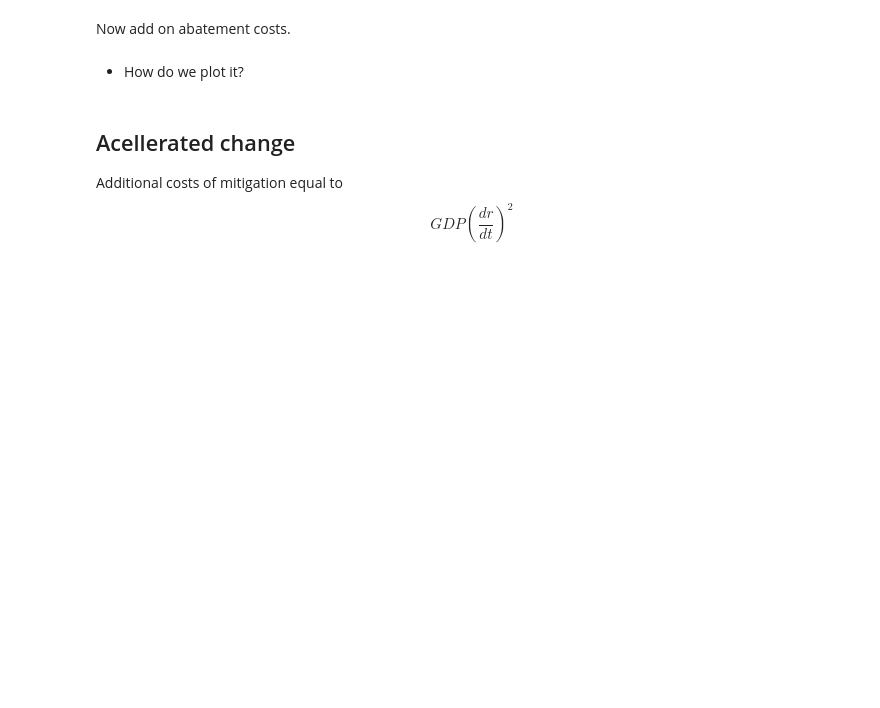
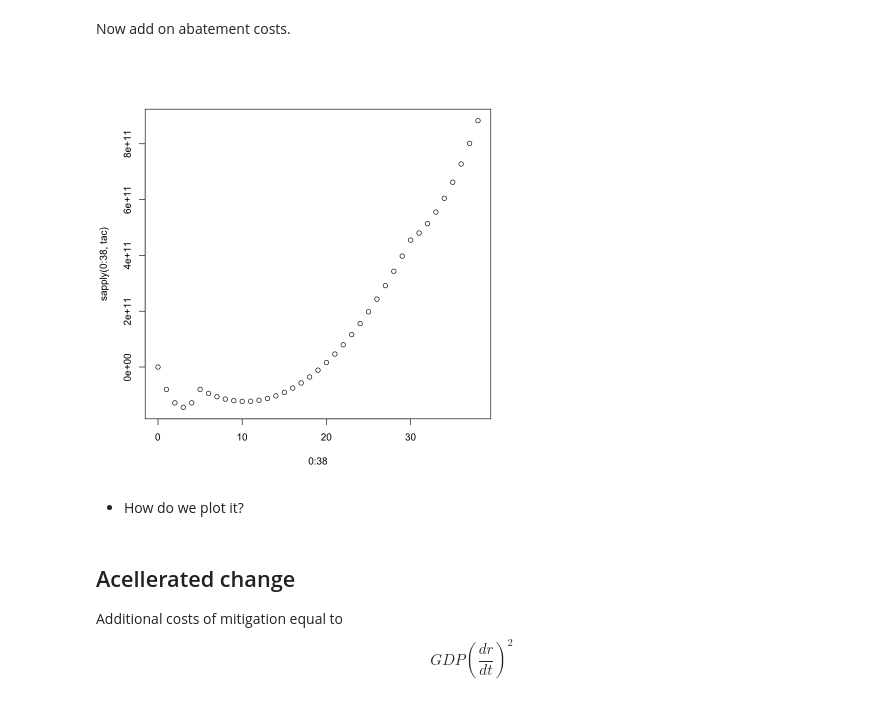
Before and after one commit to openmodels/ccecon, a Jupyter notebook: lab5/Lab 5 - Integrated Assessment - public.ipynb, the cells around one changed output. Drawn from its saved outputs; the diff is of its cells as text; code cells hidden in the pictures; blank space fills up the shorter version.

```diff
--- a/lab5/Lab 5 - Integrated Assessment - public.ipynb
+++ b/lab5/Lab 5 - Integrated Assessment - public.ipynb
@@ -509,8 +513,12 @@ tac = function(gt) {
     tot = tot + slope * (gt - xx[last])^2 + yy[last] * (gt - xx[last])
     tot * 1e9 * 1.07
 }
-# %% [markdown]
-* How do we plot it?
+# %%
+plot(0:38, sapply(0:38, tac))
+# %% [output]
+[figure, added]
+# %% [markdown]
+* How do we plot it?
 # %% [markdown]
 ## Acellerated change
 
```
Also changed, not shown: parts of 81 cells of this notebook.
